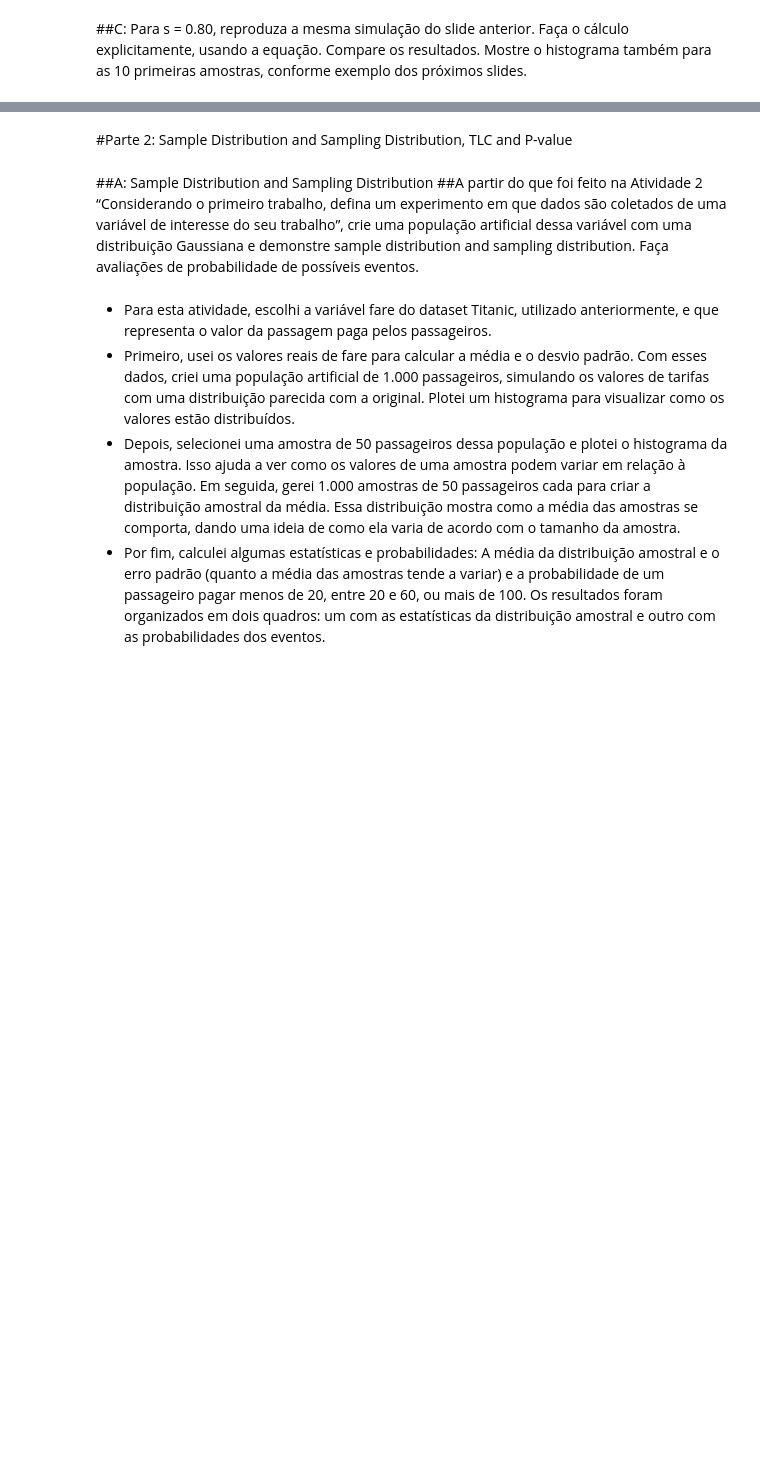
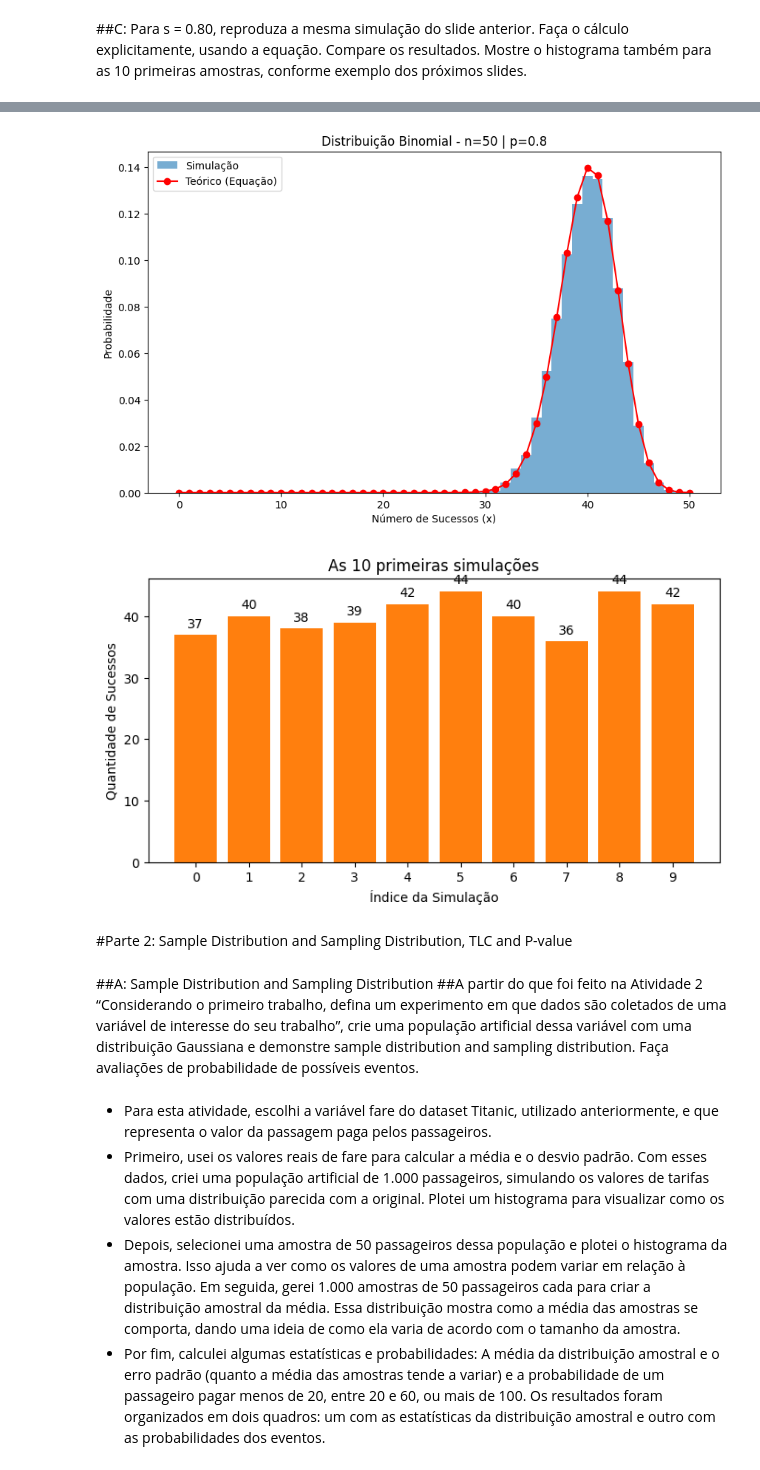
Before and after one commit to falloutdey/Atividade1_LLM_e_Estatistica, a Jupyter notebook: Atividade1_LLM_e_Estatistica.ipynb, the cells around one changed output, grey strips where cells are left out. Drawn from its saved outputs; the diff is of its cells as text; code cells hidden in the pictures; blank space fills up the shorter version.

```diff
--- a/Atividade1_LLM_e_Estatistica.ipynb
+++ b/Atividade1_LLM_e_Estatistica.ipynb
@@ -182,3 +181,55 @@ plt.show()
+# %%
+#Imports
+import numpy as np
+import matplotlib.pyplot as plt
+import math
+
+#Parâmetros
+numero_tentativas = 50
+prob_sucesso = 0.8
+prob_fracasso = 1 - prob_sucesso
+
+#Equação
+valores_x = range(numero_tentativas + 1)
+prob_equacao = []
+
+for x in valores_x:
+  combinacao = math.comb(numero_tentativas, x)
+  prob_x = combinacao * (prob_sucesso ** x) * (prob_fracasso ** (numero_tentativas - x))
+  prob_equacao.append(prob_x)
+
+#Amostras da Distribuição
+simulacao = np.random.binomial(n = numero_tentativas, p = prob_sucesso, size = 10000)
+
+#Gráficos
+plt.figure(figsize=(10, 6))
+plt.hist(simulacao, bins=range(numero_tentativas + 2), density=True, alpha=0.6, align='left', label="Simulação")
+
+plt.plot(valores_x, prob_equacao, marker='o', color='red', label='Teórico (Equação)')
+
+plt.title(f'Distribuição Binomial - n={numero_tentativas} | p={prob_sucesso}')
+plt.xlabel('Número de Sucessos (x)')
+plt.ylabel('Probabilidade')
+plt.legend()
+plt.show()
+
+primeiras_10 = simulacao[:10]
+plt.figure(figsize=(8,4))
+
+barras = plt.bar(range(len(primeiras_10)), primeiras_10)
+plt.bar(range(len(primeiras_10)), primeiras_10)
+plt.title("As 10 primeiras simulações")
+plt.xlabel("Índice da Simulação")
+plt.ylabel("Quantidade de Sucessos")
+plt.xticks(range(10))
+
+for barra in barras:
+  altura = barra.get_height()
+  plt.text(barra.get_x() + barra.get_width()/2., 1.02*altura, f'{int(altura)}', ha='center', va='bottom')
+plt.show()
+# %% [output]
+[figure, added]
+[figure, added]
 # %% [markdown]
 #Parte 2: Sample Distribution and Sampling Distribution, TLC and P-value
 # %% [markdown]
```
Also changed, not shown: parts of 9 cells of this notebook.
